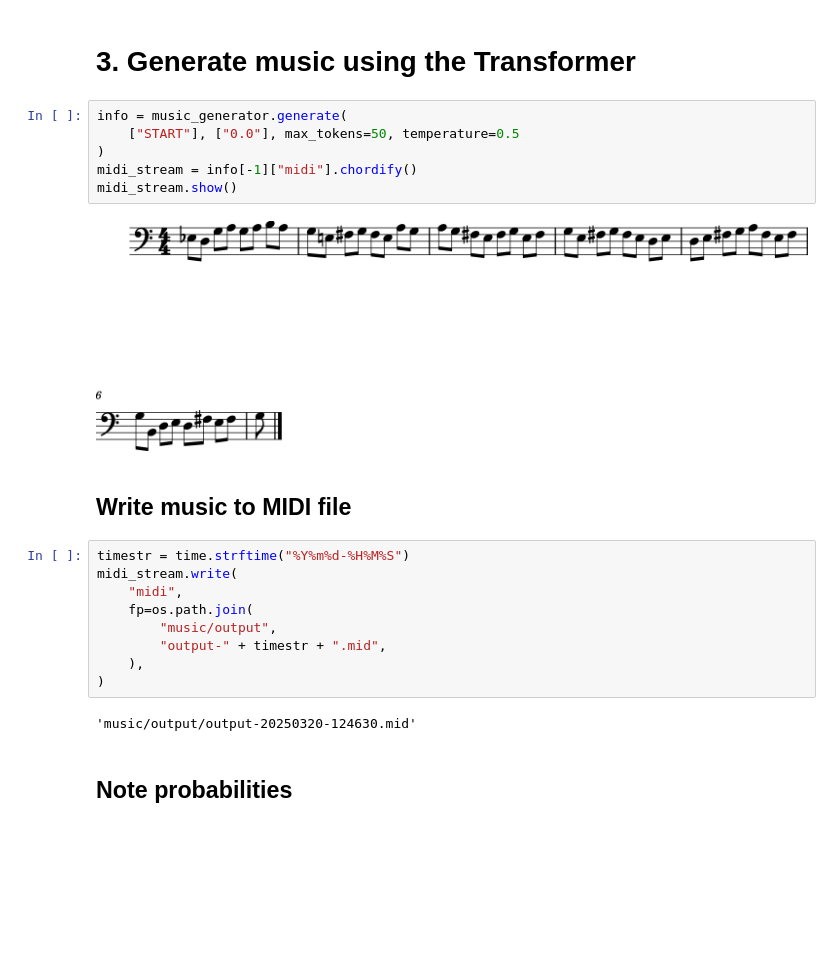
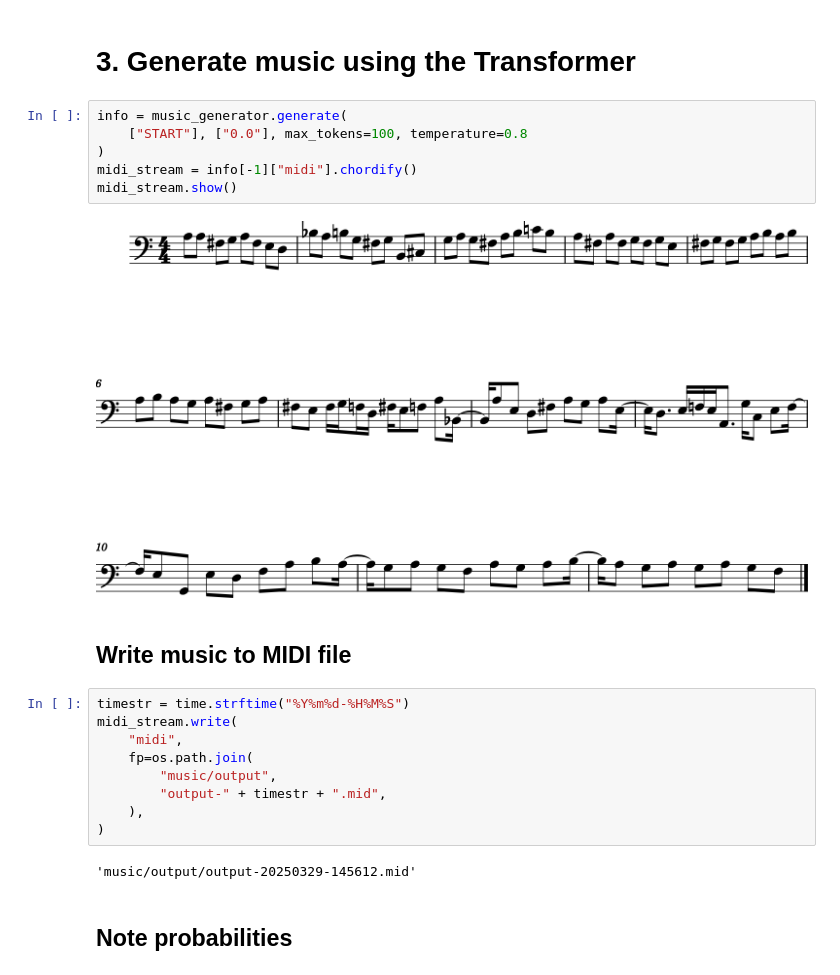
Before and after one commit to ankitrijal2054/Gen-AI-Assignment, a Jupyter notebook: music_transformer.ipynb, the cells around one changed output. Drawn from its saved outputs; the diff is of its cells as text; blank space fills up the shorter version.

```diff
--- a/music_transformer.ipynb
+++ b/music_transformer.ipynb
@@ -661,12 +658,12 @@ model.save("./models/model.keras")
 # 3. Generate music using the Transformer
 # %%
 info = music_generator.generate(
-    ["START"], ["0.0"], max_tokens=50, temperature=0.5
+    ["START"], ["0.0"], max_tokens=100, temperature=0.8
 )
 midi_stream = info[-1]["midi"].chordify()
 midi_stream.show()
 # %% [output]
-[figure, old version]
+[figure, new version]
 # %% [markdown]
 ## Write music to MIDI file
 # %%
@@ -679,7 +676,7 @@ midi_stream.write(
     ),
 )
 # %% [output]
-'music/output/output-20250320-124630.mid'
+'music/output/output-20250329-145612.mid'
 # %% [markdown]
 ## Note probabilities
 # %%
```
Also changed, not shown: parts of 9 cells of this notebook, 5 other files.
